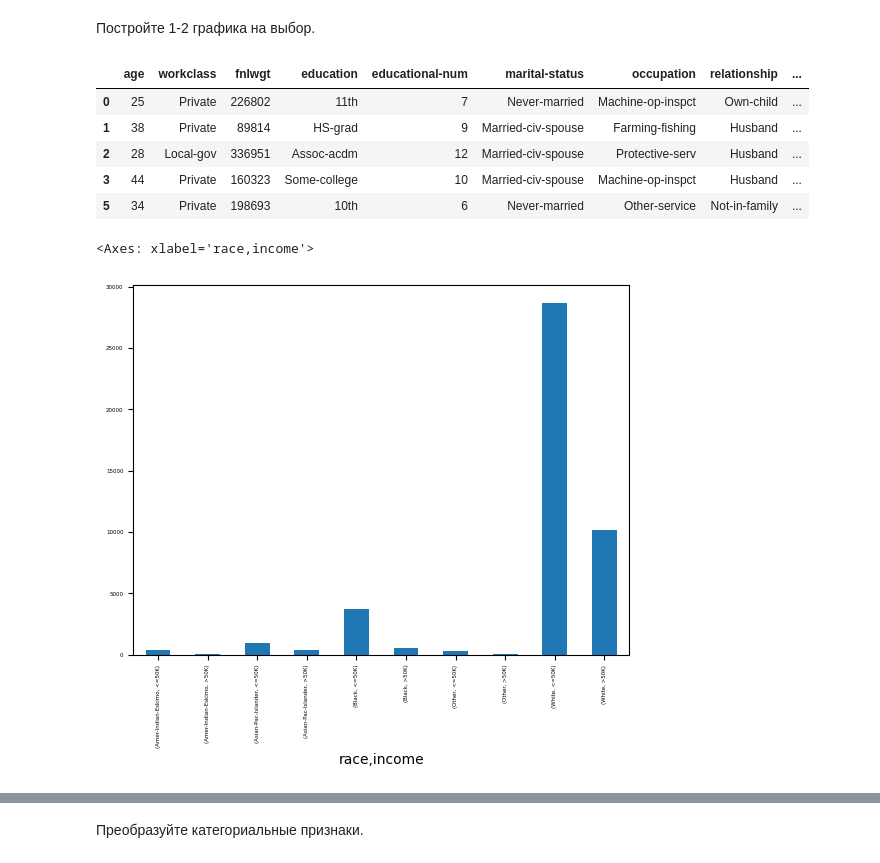
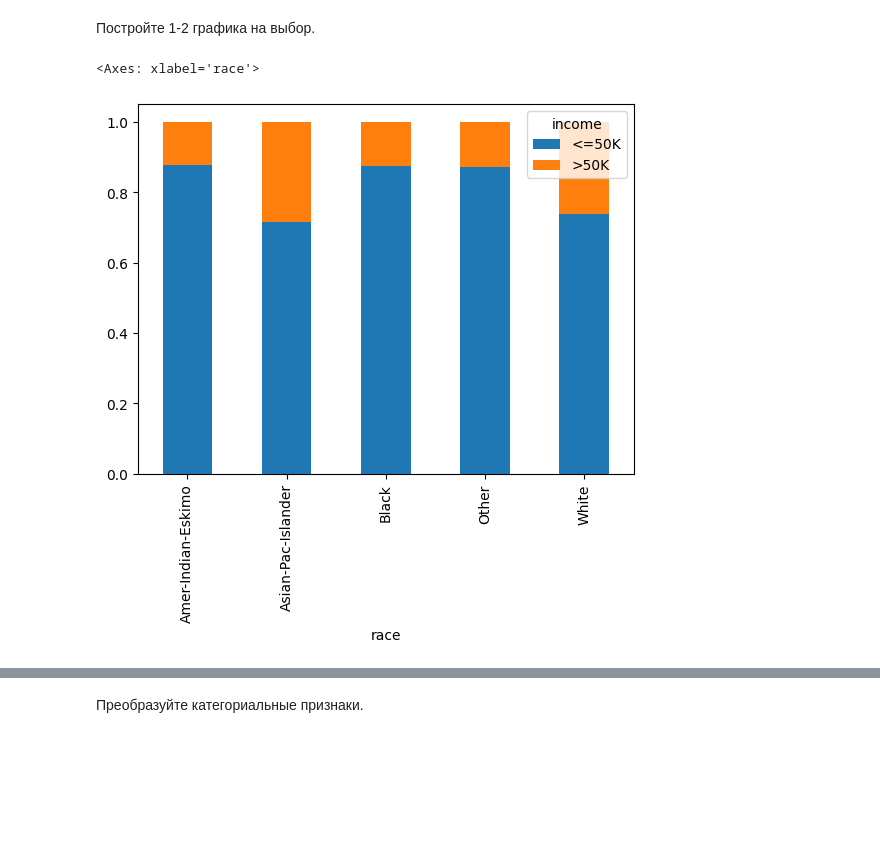
Before and after one commit to adtitovich/dsml-17, a Jupyter notebook: m1.ipynb, the cells around one changed output, grey strips where cells are left out. Cells and saved outputs as stored; diff of their text form; code cells hidden in the pictures; blank space fills up the shorter version.

```diff
--- a/m1.ipynb
+++ b/m1.ipynb
@@ -41,22 +41,10 @@ dtypes: int64(6), object(9)
 memory usage: 5.5+ MB
 # %% [markdown]
 Постройте 1-2 графика на выбор.
-# %%
-dt = data
-dt["inc"] = np.where(dt["income"].str.contains(">50K"), 1, 0)
-
-dt.head()
-# %% [output]
-|  | age | workclass | fnlwgt | education | educational-num | marital-status | occupation | relationship | ... |
-| 0 | 25 | Private | 226802 | 11th | 7 | Never-married | Machine-op-inspct | Own-child | ... |
-| 1 | 38 | Private | 89814 | HS-grad | 9 | Married-civ-spouse | Farming-fishing | Husband | ... |
-| 2 | 28 | Local-gov | 336951 | Assoc-acdm | 12 | Married-civ-spouse | Protective-serv | Husband | ... |
-| 3 | 44 | Private | 160323 | Some-college | 10 | Married-civ-spouse | Machine-op-inspct | Husband | ... |
-| 5 | 34 | Private | 198693 | 10th | 6 | Never-married | Other-service | Not-in-family | ... |
 # %%
-cat_totals = dt.groupby(["race","income"])["income"].count()
-
-cat_totals.plot(kind="bar", fontsize=4, )
+cat_totals = data.groupby(["race","income"])["income"].count().unstack()
+pct_df1 = cat_totals.divide(cat_totals.sum(axis=1), axis=0)
+pct_df1.plot(kind="bar", stacked=True)
 # %% [output]
-<Axes: xlabel='race,income'>
+<Axes: xlabel='race'>
-[figure, old version]
+[figure, new version]
```
Also changed, not shown: parts of 8 cells of this notebook.
